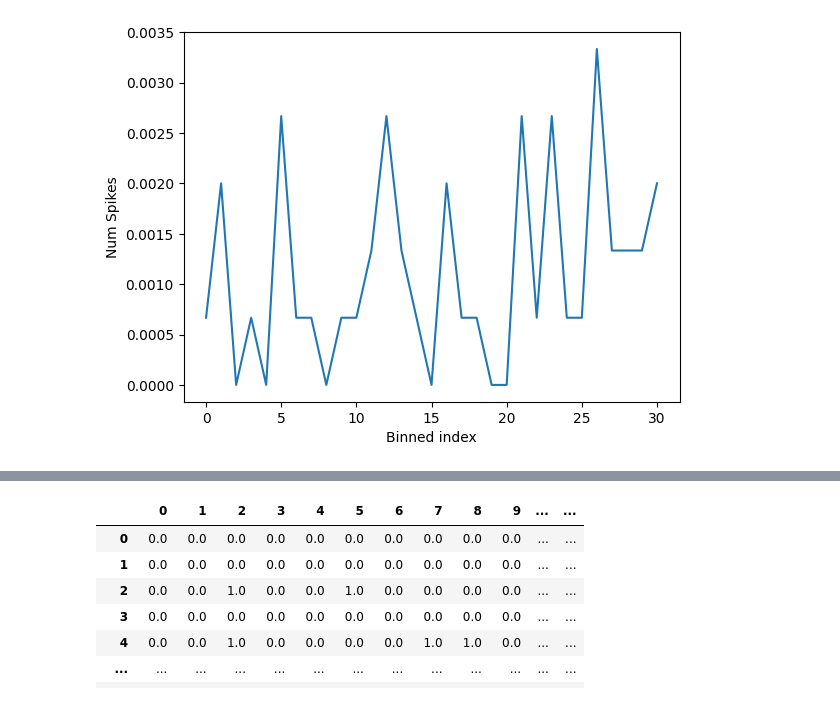
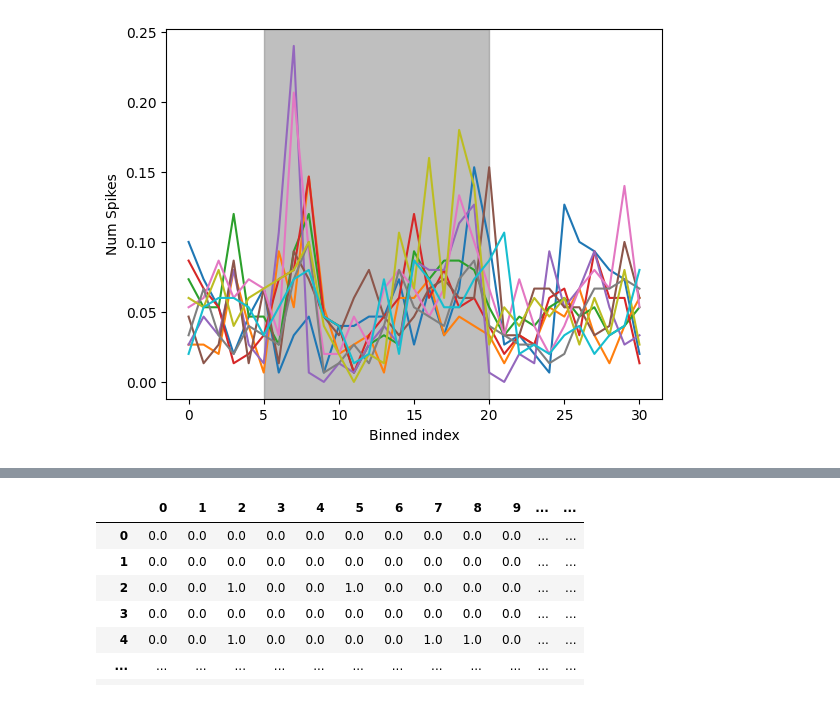
Before and after one commit to VirtualBrainLab/urchin-examples, a Jupyter notebook: li_2024/spiking_data.ipynb, the cells around one changed output, grey strips where cells are left out. Saved outputs shown, nothing was run; the diff lists cells and outputs as text; code cells hidden in the pictures.

Commit message:
Getting graphs to display proper data

```diff
--- a/li_2024/spiking_data.ipynb
+++ b/li_2024/spiking_data.ipynb
@@ -86,27 +183,3 @@ array([[[0.01666667, 0.022     , 0.02133333, ..., 0.01733333,
                 #pull timeframe into stim_intermediate
         #average vertically across stim_intermediaten -> returns average for neuron a for all of stimulus x
         #add average to final array (?)
-# %%
-tot_neuron_avg = pd.DataFrame(index = range(len(spike_data)),columns=range(-5,26))
-for x in range(len(spike_data)):
-# for x in range(2):
-
-    stacked_bins = pd.DataFrame(index = range(len(stims.columns)),columns=range(-5,26))  # Initialize an empty DataFrame
-
-    for i in range(len(stims.columns)):
-
-        bin_id = int(stims.columns[i])
-
-        # Select the columns of the time snippet we are using
-        selected_columns = spike_data.iloc[x, bin_id - 5: bin_id + 26].to_frame().T  # Transpose to have one row with 31 columns
-        selected_columns.columns = range(-5,26) # Rename the columns for proper concatenation
-
-        # Concatenate vertically to stacked_bins
-        stacked_bins.loc[i] = selected_columns.iloc[0]
-
-        # Now average_across_bins should have 31 columns, each corresponding to a selected range of columns from spike_data
-    bin_average = stacked_bins.mean(axis=0).to_frame().T
-
-    # Concatenate vertically to tot_neuron_avg
-    tot_neuron_avg.loc[x] = bin_average.iloc[0]
-tot_neuron_avg
@@ -127,18 +186,19 @@ tot_neuron_avg
 # %%
-
+for i in range(0,10):
+    y = final_avg_test[36][i]
+    plt.plot(y)
 # Assuming combined is your DataFrame
-y = tot_neuron_avg.loc[664].to_list()  # Adjusted slicing indices
-#x = [i * 20 for i in x]
+# y = final_avg[0][5]  # Adjusted slicing indices
  # Adjusted slicing indices
 
-plt.plot(y)
+
 plt.xlabel('Binned index')
 plt.ylabel('Num Spikes')
-# plt.title('Stimulus id:{}, bin: {}'.format(stim_id, bin_id))
+#plt.title('Stimulus id:{}, bin: {}'.format(stim_id, bin_id))
 
 # Add the gray rectangle
-# plt.axvspan(bin_id, bin_id + 15, color='gray', alpha=0.5)
+plt.axvspan(5, 20, color='gray', alpha=0.5)
 
 plt.show()
 # %% [output]
-[figure, old version]
+[figure, new version]
```
Also changed, not shown: parts of 9 cells of this notebook, 1 other file.
